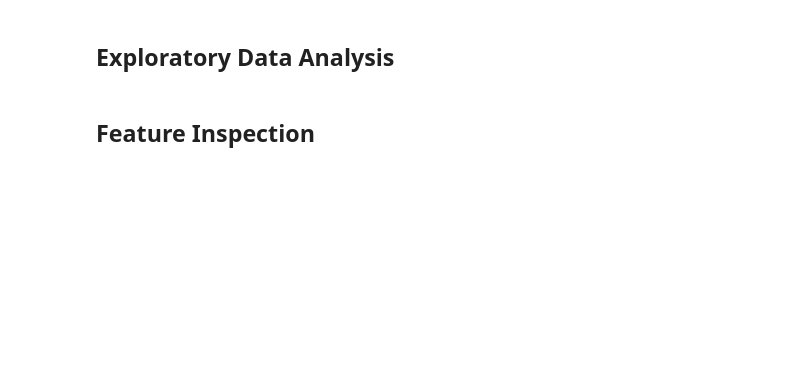
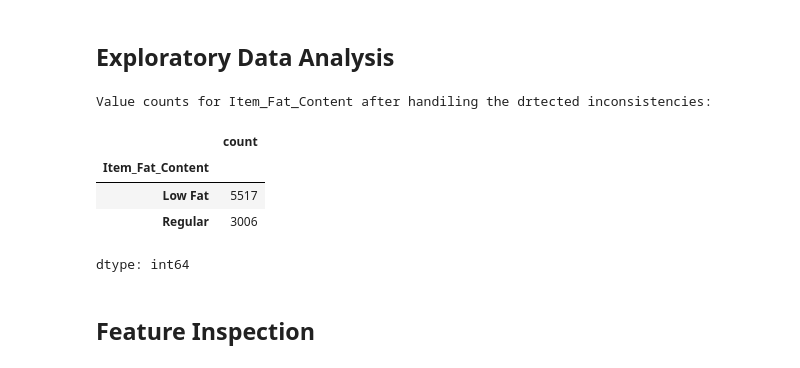
Before and after one commit to baraa-hakawati/Prediction-of-Product-Sales, a Jupyter notebook: Prediction_of_Product_Sales.ipynb, the cells around one changed output. Saved outputs shown, nothing was run; the diff lists cells and outputs as text; code cells hidden in the pictures; blank space fills up the shorter version.

```diff
--- a/Prediction_of_Product_Sales.ipynb
+++ b/Prediction_of_Product_Sales.ipynb
@@ -12,0 +107,10 @@
+# %%
+# Address missing values by using a placeholder value
+# Starting with fill missing values in categorical columns with "MISSING"
+cat_col = df.select_dtypes(include=['object']).columns
+for col in cat_col:
+    df[col] = df[col].fillna('MISSING')
+#Movinf to fill missing values in numeric columns with -1
+num_col = df.select_dtypes(include=['int64', 'float64']).columns
+for col in num_col:
+    df[col] = df[col].fillna(-1)
@@ -13,4 +160,18 @@
 # %% [markdown]
 ## Exploratory Data Analysis
+# %%
+# We have to fix inconsistent categories in the feature of Item_Fat_Content
+cons_itm_fat = {'LF': 'Low Fat','low fat': 'Low Fat', 'reg': 'Regular'}
+df['Item_Fat_Content'] = df['Item_Fat_Content'].replace(cons_itm_fat)
+#In order to verify the changes
+print("Value counts for Item_Fat_Content after handiling the drtected inconsistencies:")
+df['Item_Fat_Content'].value_counts()
+# %% [output]
+Value counts for Item_Fat_Content after handiling the drtected inconsistencies:
+|  | count |
+| Item_Fat_Content |  |
+| Low Fat | 5517 |
+| Regular | 3006 |
+dtype: int64
 # %% [markdown]
 ## Feature Inspection
```
Also changed, not shown: parts of 9 cells of this notebook.
